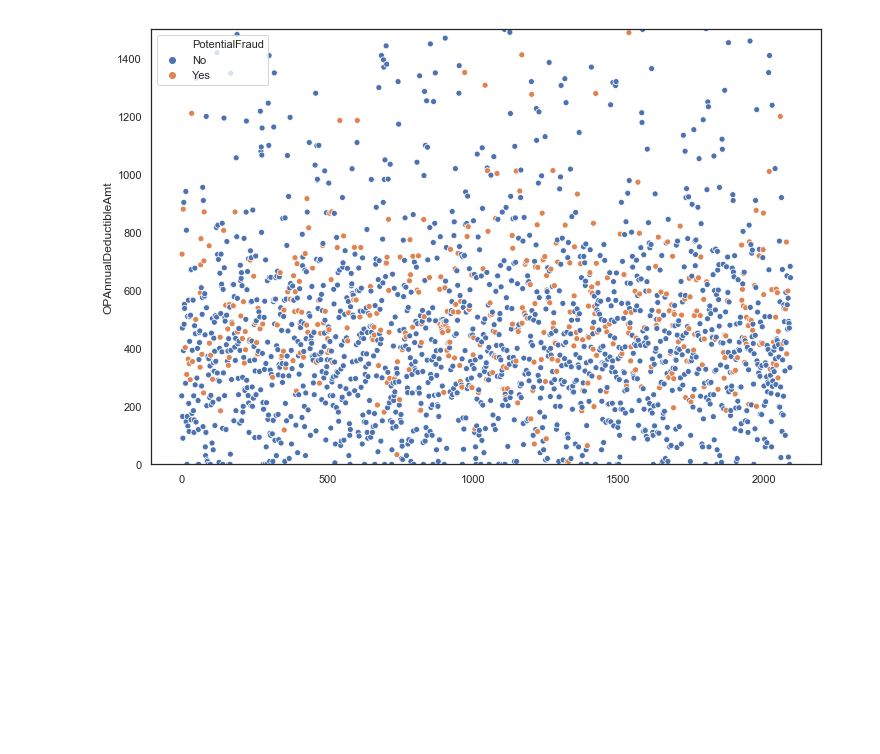
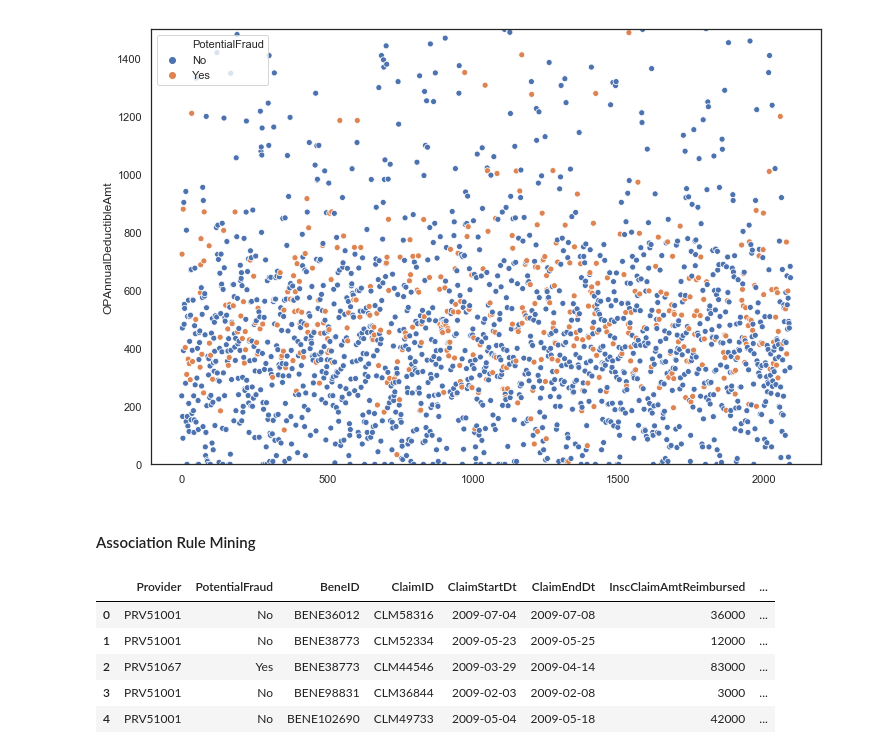
Before and after one commit to microwolf/capstone_healthcare_fraud, a Jupyter notebook: contributors/patrice/scripts/Data_Exploration-checkpoint.ipynb, the cells around one changed output. Saved outputs shown, nothing was run; the diff lists cells and outputs as text; code cells hidden in the pictures; blank space fills up the shorter version.

```diff
--- a/contributors/patrice/scripts/Data_Exploration-checkpoint.ipynb
+++ b/contributors/patrice/scripts/Data_Exploration-checkpoint.ipynb
@@ -780,0 +781,11 @@ chroni_df.set_index('ClaimID', inplace=True)
+# %% [markdown]
+#### Association Rule Mining
+# %%
+In_bene_merge.head()
+# %% [output]
+|  | Provider | PotentialFraud | BeneID | ClaimID | ClaimStartDt | ClaimEndDt | InscClaimAmtReimbursed | ... |
+| 0 | PRV51001 | No | BENE36012 | CLM58316 | 2009-07-04 | 2009-07-08 | 36000 | ... |
+| 1 | PRV51001 | No | BENE38773 | CLM52334 | 2009-05-23 | 2009-05-25 | 12000 | ... |
+| 2 | PRV51067 | Yes | BENE38773 | CLM44546 | 2009-03-29 | 2009-04-14 | 83000 | ... |
+| 3 | PRV51001 | No | BENE98831 | CLM36844 | 2009-02-03 | 2009-02-08 | 3000 | ... |
+| 4 | PRV51001 | No | BENE102690 | CLM49733 | 2009-05-04 | 2009-05-18 | 42000 | ... |
```
Also changed, not shown: parts of 25 cells of this notebook, 3 other files.
